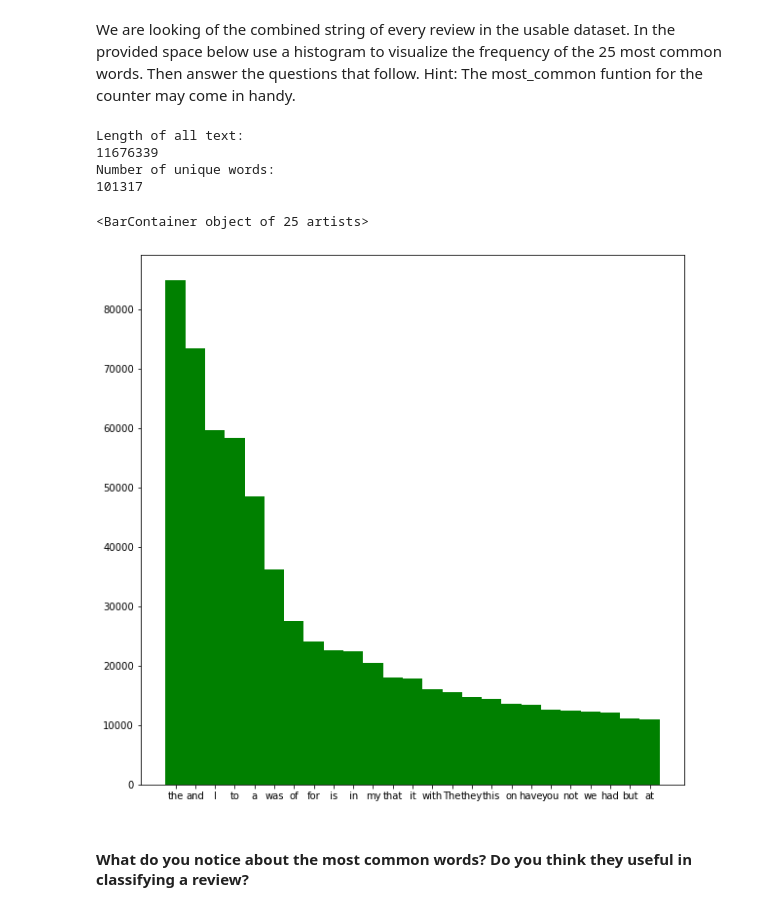
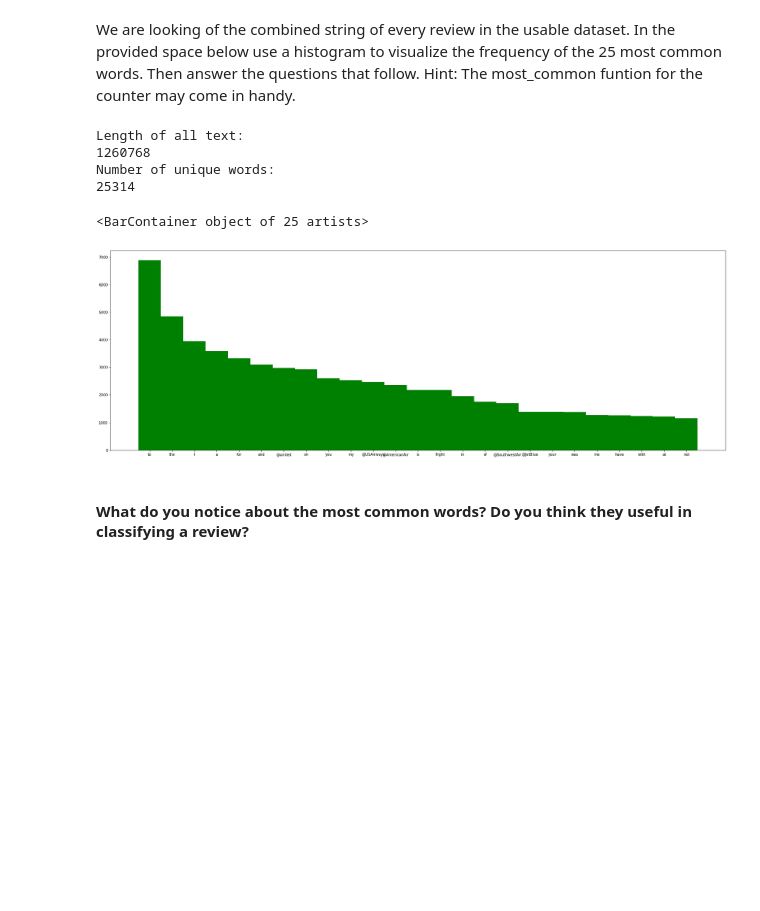
Before and after one commit to nikmandava/CS189LateProjectT-BagofWords, a Jupyter notebook: Coding_Assignment/HWAssignment.ipynb, the cells around one changed output. Cells and saved outputs as stored; diff of their text form; code cells hidden in the pictures; blank space fills up the shorter version.

Commit message:
Added Plane Tweets dataset

```diff
--- a/Coding_Assignment/HWAssignment.ipynb
+++ b/Coding_Assignment/HWAssignment.ipynb
@@ -16,3 +15,11 @@ df = pd.read_csv('yelp_academic_dataset_review.csv')
+# %%
+### Uncomment to use Yelp Reviews dataset
+# df = pd.read_csv('yelp_academic_dataset_review.csv')
+###
+
+### Uncomment this to use the Airplane Tweets dataset
+df = pd.read_csv('Tweets.csv')
+###
 # %% [markdown]
 We simply grab all the one star and five star data from the dataset here.
 # %%
@@ -94,21 +121,21 @@ for word in words:
 # %%
 print("Length of all text:")
 print(len(allText))
 print("Number of unique words:")
 print(len(wordCounts))
 ### Begin Part B
 mostCommon = dict(wordCounts.most_common(25))
 
-fig, ax = plt.subplots(figsize=(10,10))
+fig, ax = plt.subplots(figsize=(30,10))
 ax.bar(mostCommon.keys(), mostCommon.values(), 1, color='g')
 ### End Part B
 # %% [output]
 Length of all text:
-11676339
+1260768
 Number of unique words:
-101317
+25314
 <BarContainer object of 25 artists>
-[figure, old version]
+[figure, new version]
 # %% [markdown]
 #### What do you notice about the most common words? Do you think they useful in classifying a review?
 # %% [markdown]
```
Also changed, not shown: parts of 27 cells of this notebook, 1 other file.
